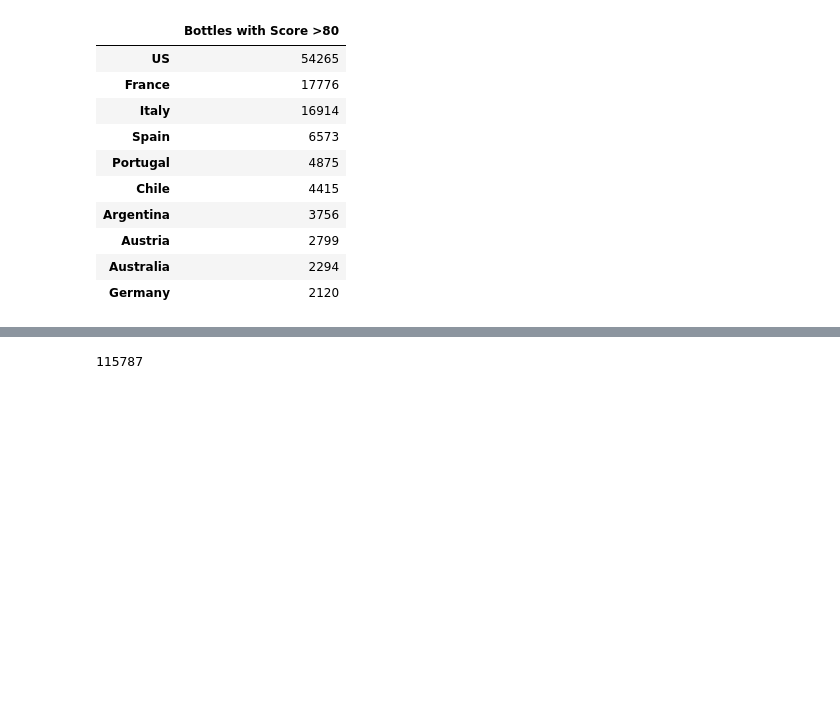
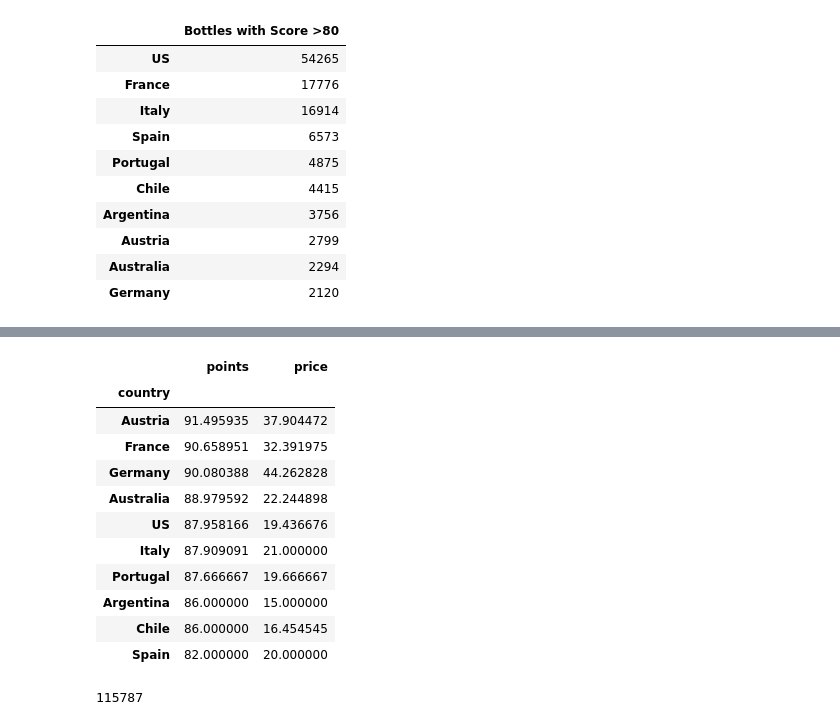
Before and after one commit to christer19/Wine_Analytics, a Jupyter notebook: Clean_data.ipynb, the cells around one changed output, grey strips where cells are left out. Drawn from its saved outputs; the diff is of its cells as text; code cells hidden in the pictures; blank space fills up the shorter version.

```diff
--- a/Clean_data.ipynb
+++ b/Clean_data.ipynb
@@ -206 +202,16 @@ merlot_mean = merlot_df.groupby("country").mean()
+# %%
+riesling_mean.sort_values(by = "points", ascending = False)
+# %% [output]
+|  | points | price |
+| country |  |  |
+| Austria | 91.495935 | 37.904472 |
+| France | 90.658951 | 32.391975 |
+| Germany | 90.080388 | 44.262828 |
+| Australia | 88.979592 | 22.244898 |
+| US | 87.958166 | 19.436676 |
+| Italy | 87.909091 | 21.000000 |
+| Portugal | 87.666667 | 19.666667 |
+| Argentina | 86.000000 | 15.000000 |
+| Chile | 86.000000 | 16.454545 |
+| Spain | 82.000000 | 20.000000 |
 # %%
```
Also changed, not shown: parts of 3 cells of this notebook, 1 other file.
